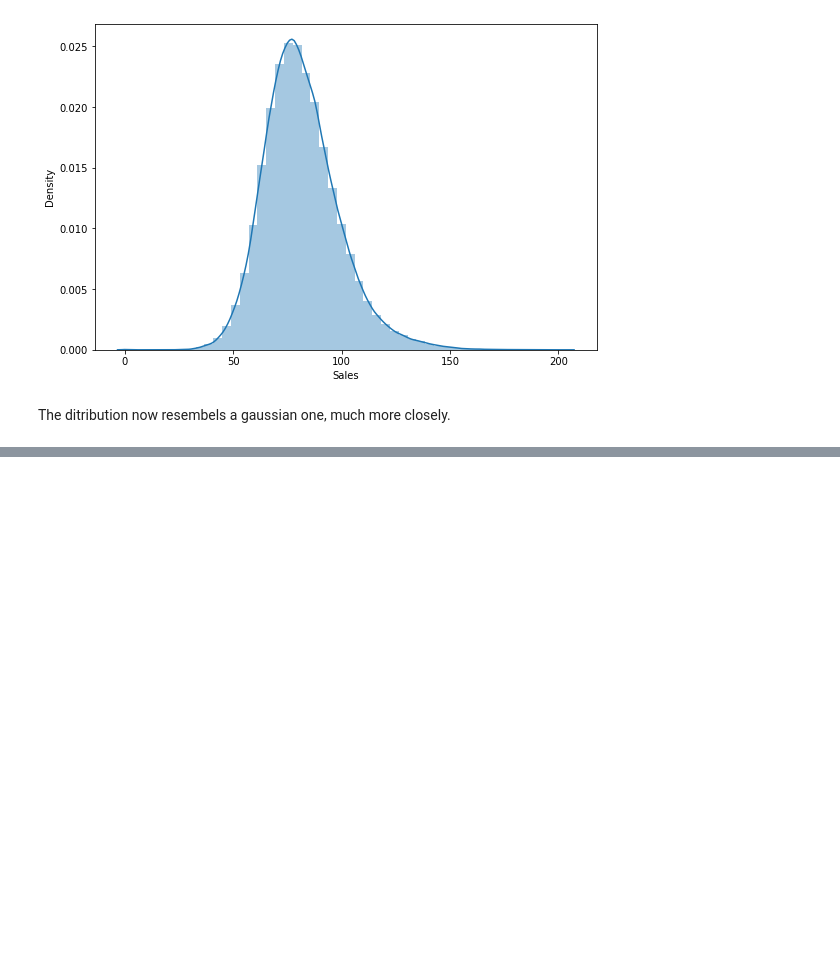
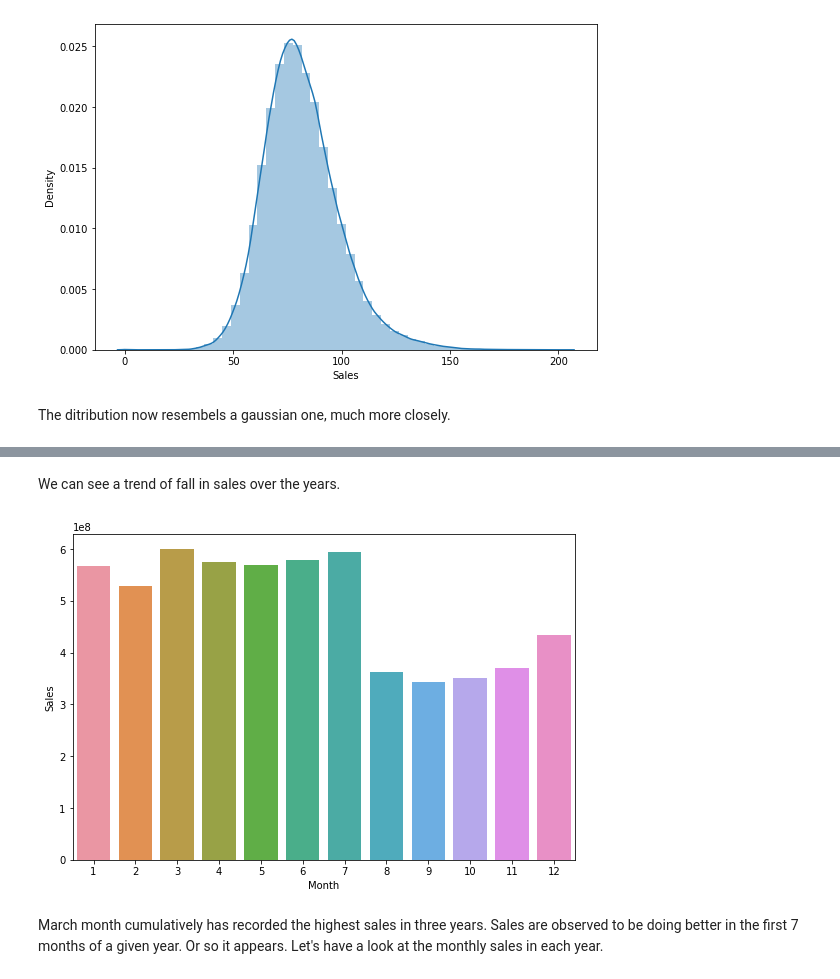
Before and after one commit to cpvivek/Rossman-Sales-Prediction-Machine-Learning-Regression-Model, a Jupyter notebook: Rossmann_Sales_Prediction_Capstone_Project_Vivek_CP.ipynb, the cells around one changed output, grey strips where cells are left out. Cells and saved outputs as stored; diff of their text form; code cells hidden in the pictures; blank space fills up the shorter version.

```diff
--- a/Rossmann_Sales_Prediction_Capstone_Project_Vivek_CP.ipynb
+++ b/Rossmann_Sales_Prediction_Capstone_Project_Vivek_CP.ipynb
@@ -240,0 +303,12 @@ The ditribution now resembels a gaussian one, much more closely.
+# %% [markdown]
+We can see a trend of fall in sales over the years.
+# %%
+sales_by_month=dataset.groupby('Month')['Sales'].sum().reset_index()
+plt.figure(figsize=(9,6))
+sns.barplot(sales_by_month.Month,sales_by_month.Sales)
+plt.show()
+# %% [output]
+[figure, added]
+# %% [markdown]
+March month cumulatively has recorded the highest sales in three years.
+Sales are observed to be doing better in the first 7 months of a given year. Or so it appears. Let's have a look at the monthly sales in each year.
```
Also changed, not shown: parts of 22 cells of this notebook.
